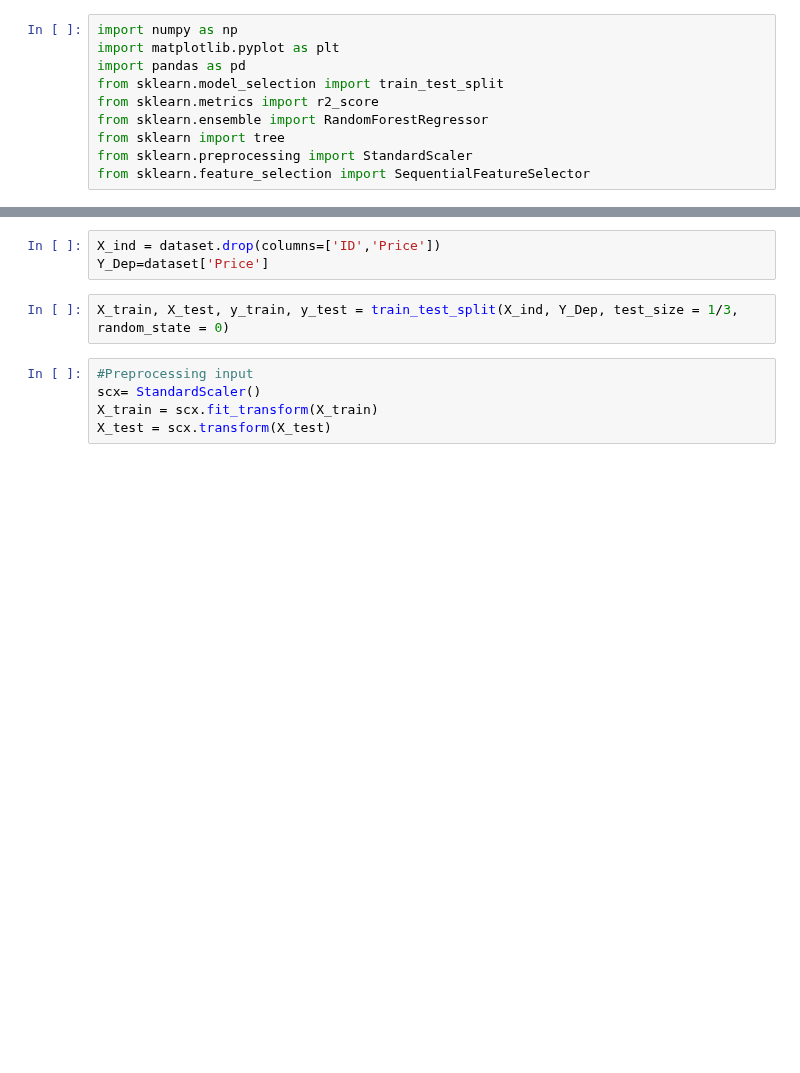
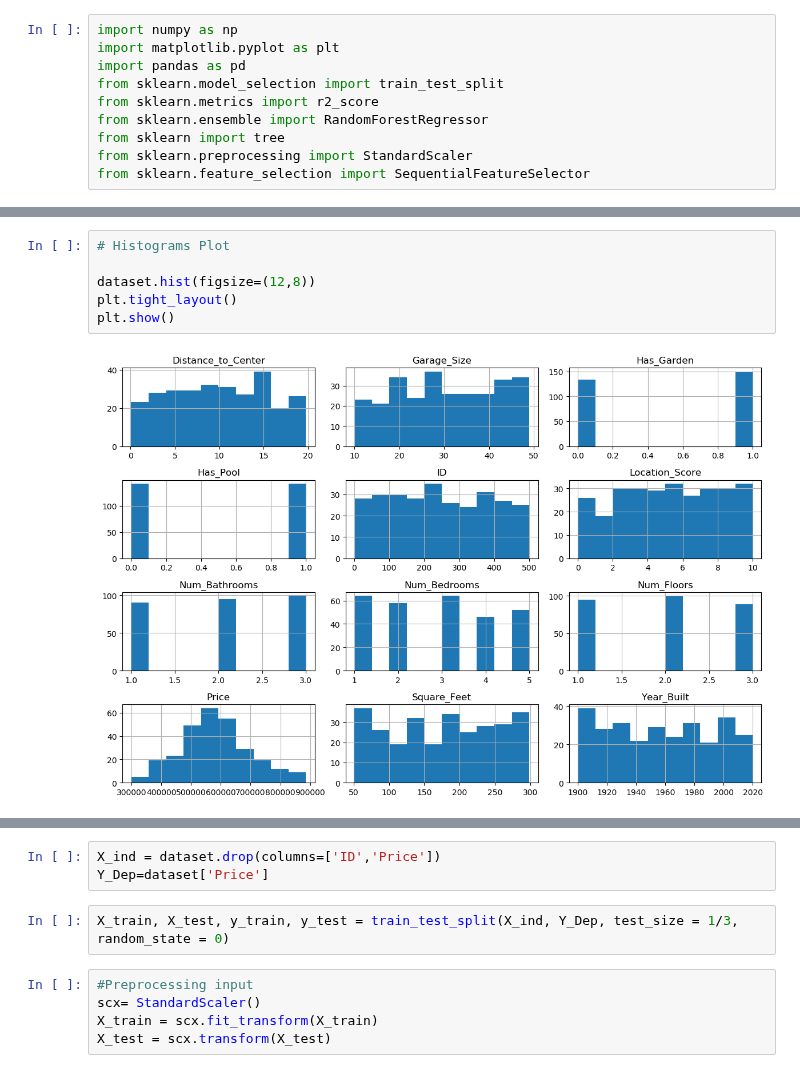
Before and after one commit to availgopi/MyGitRepository, a Jupyter notebook: Week9-ML and Data Science Capstone/4. Feature Selection & Model Creation/Predict Housing Prices.ipynb, the cells around one changed output, grey strips where cells are left out. Saved outputs shown, nothing was run; the diff lists cells and outputs as text; blank space fills up the shorter version.

```diff
--- a/Week9-ML and Data Science Capstone/4. Feature Selection & Model Creation/Predict Housing Prices.ipynb
+++ b/Week9-ML and Data Science Capstone/4. Feature Selection & Model Creation/Predict Housing Prices.ipynb
@@ -152,0 +182,8 @@ F_onewayResult(statistic=8.907962143670218, pvalue=0.00015814211718859862)
+# %%
+# Histograms Plot
+
+dataset.hist(figsize=(12,8))
+plt.tight_layout()
+plt.show()
+# %% [output]
+[figure, added]
```
Also changed, not shown: parts of 30 cells of this notebook.
